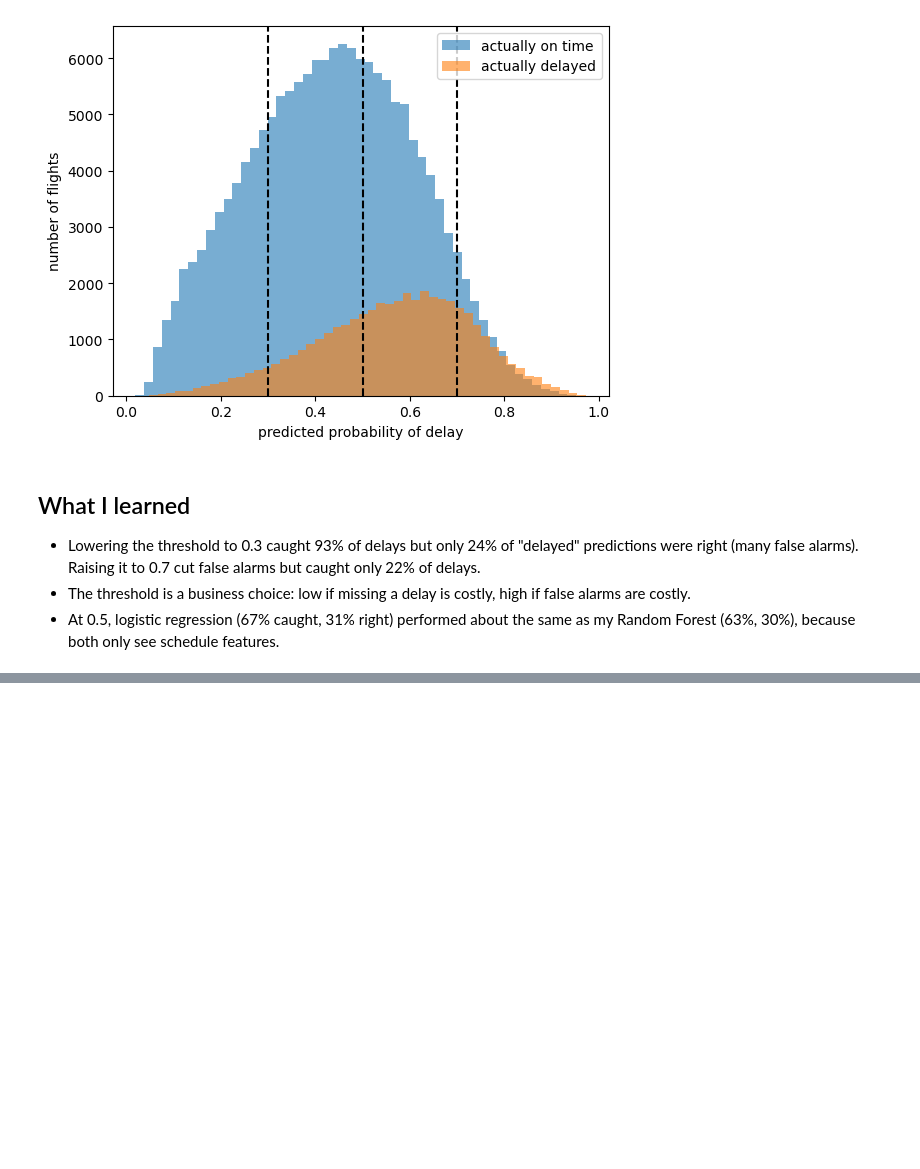
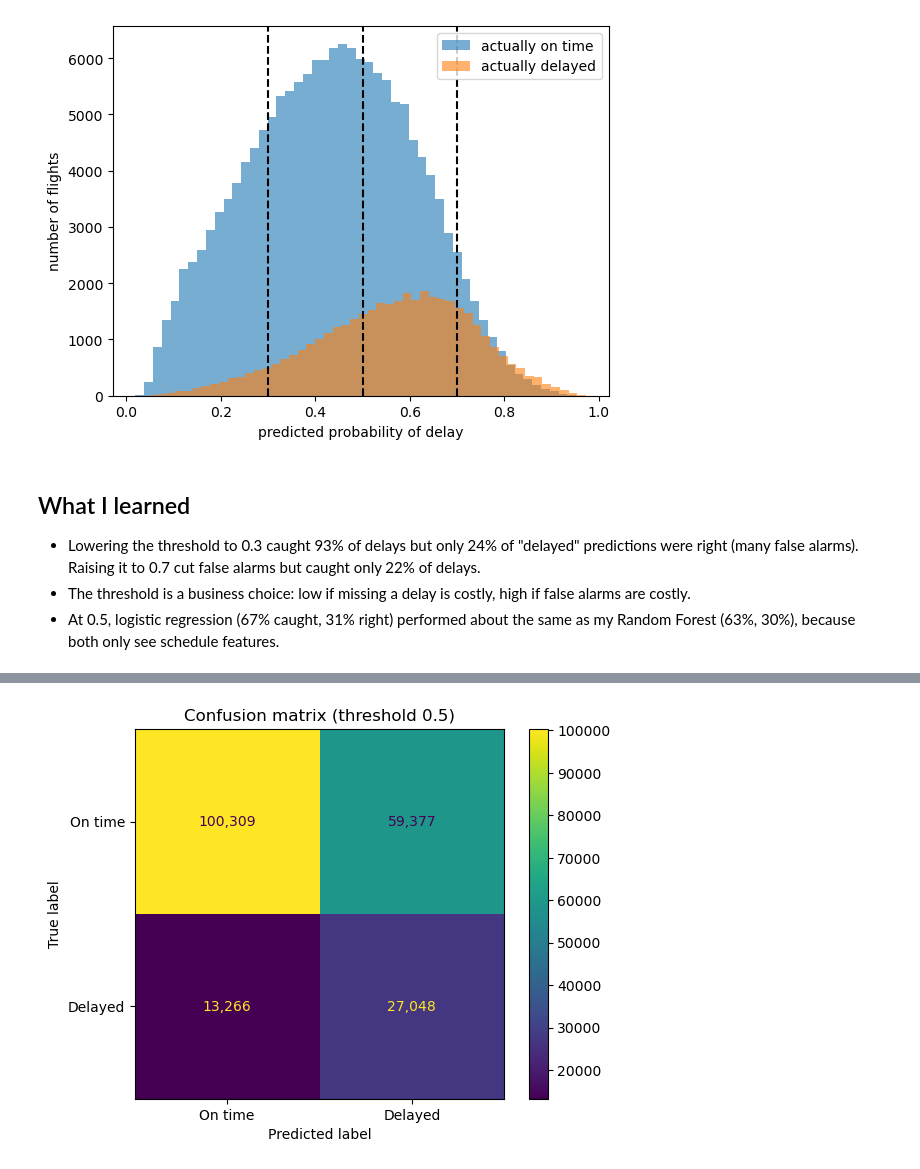
Before and after one commit to Sabhasachisaha/ml-foundations, a Jupyter notebook: logistic_regression_flight_delay.ipynb, the cells around one changed output, grey strips where cells are left out. Cells and saved outputs as stored; diff of their text form; code cells hidden in the pictures; blank space fills up the shorter version.

Commit message:
Week 2B: precision, recall, F1, ROC-AUC, confusion matrix and ROC curve

```diff
--- a/logistic_regression_flight_delay.ipynb
+++ b/logistic_regression_flight_delay.ipynb
@@ -130,3 +130,17 @@ plt.legend(); plt.show()
 - Lowering the threshold to 0.3 caught 93% of delays but only 24% of "delayed" predictions were right (many false alarms). Raising it to 0.7 cut false alarms but caught only 22% of delays.
 - The threshold is a business choice: low if missing a delay is costly, high if false alarms are costly.
 - At 0.5, logistic regression (67% caught, 31% right) performed about the same as my Random Forest (63%, 30%), because both only see schedule features.
+# %%
+from sklearn.metrics import (accuracy_score, precision_score, recall_score,
+                             f1_score, roc_auc_score)
+
+y_pred = (proba >= 0.5).astype(int)    # threshold 0.5
+
+pd.DataFrame({
+    "metric": ["Accuracy", "Precision", "Recall", "F1", "ROC-AUC"],
+    "value": [accuracy_score(y_test, y_pred),
+              precision_score(y_test, y_pred),
+              recall_score(y_test, y_pred),
+              f1_score(y_test, y_pred),
+              roc_auc_score(y_test, proba)]     # AUC uses probabilities, not yes/no
+}).round(3)
@@ -132,0 +154,10 @@ plt.legend(); plt.show()
+# %%
+from sklearn.metrics import ConfusionMatrixDisplay
+import matplotlib.pyplot as plt
+
+ConfusionMatrixDisplay.from_predictions(
+    y_test, y_pred, display_labels=["On time", "Delayed"], values_format=",")
+plt.title("Confusion matrix (threshold 0.5)")
+plt.show()
+# %% [output]
+[figure, added]
```
Also changed, not shown: parts of 2 cells of this notebook.
